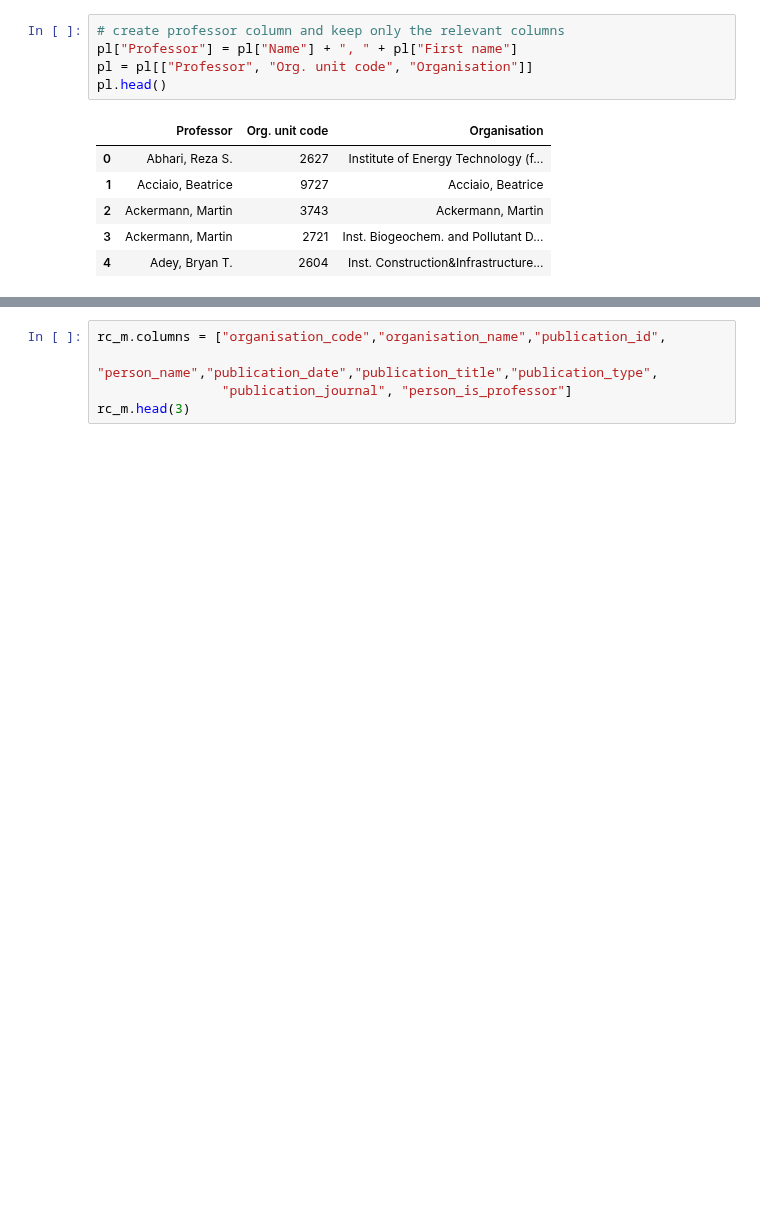
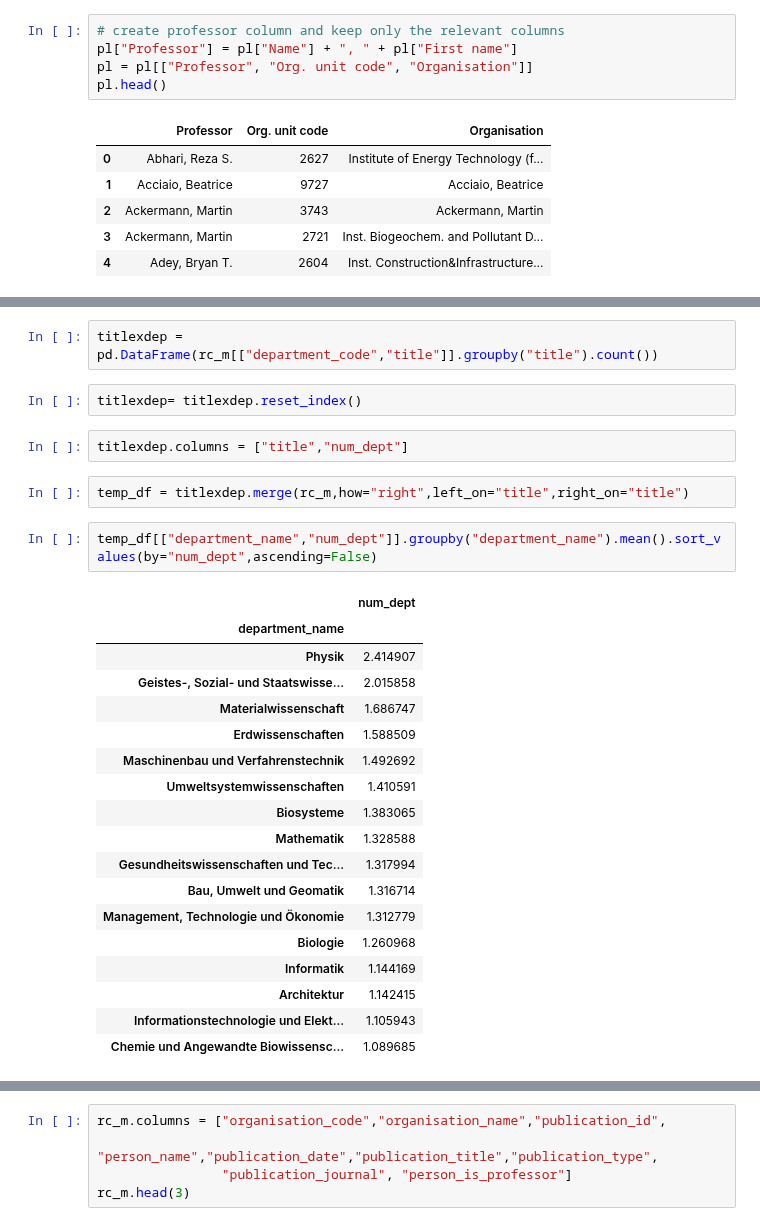
Before and after one commit to GiuliaLanzillotta/ETH_SEARCH, a Jupyter notebook: Data import.ipynb, the cells around one changed output, grey strips where cells are left out. Cells and saved outputs as stored; diff of their text form; blank space fills up the shorter version.

```diff
--- a/Data import.ipynb
+++ b/Data import.ipynb
@@ -141,0 +228,29 @@ rc_m.head()
+# %%
+titlexdep = pd.DataFrame(rc_m[["department_code","title"]].groupby("title").count())
+# %%
+titlexdep= titlexdep.reset_index()
+# %%
+titlexdep.columns = ["title","num_dept"]
+# %%
+temp_df = titlexdep.merge(rc_m,how="right",left_on="title",right_on="title")
+# %%
+temp_df[["department_name","num_dept"]].groupby("department_name").mean().sort_values(by="num_dept",ascending=False)
+# %% [output]
+|  | num_dept |
+| department_name |  |
+| Physik | 2.414907 |
+| Geistes-, Sozial- und Staatswisse... | 2.015858 |
+| Materialwissenschaft | 1.686747 |
+| Erdwissenschaften | 1.588509 |
+| Maschinenbau und Verfahrenstechnik | 1.492692 |
+| Umweltsystemwissenschaften | 1.410591 |
+| Biosysteme | 1.383065 |
+| Mathematik | 1.328588 |
+| Gesundheitswissenschaften und Tec... | 1.317994 |
+| Bau, Umwelt und Geomatik | 1.316714 |
+| Management, Technologie und Ökonomie | 1.312779 |
+| Biologie | 1.260968 |
+| Informatik | 1.144169 |
+| Architektur | 1.142415 |
+| Informationstechnologie und Elekt... | 1.105943 |
+| Chemie und Angewandte Biowissensc... | 1.089685 |
```
Also changed, not shown: parts of 22 cells of this notebook.
